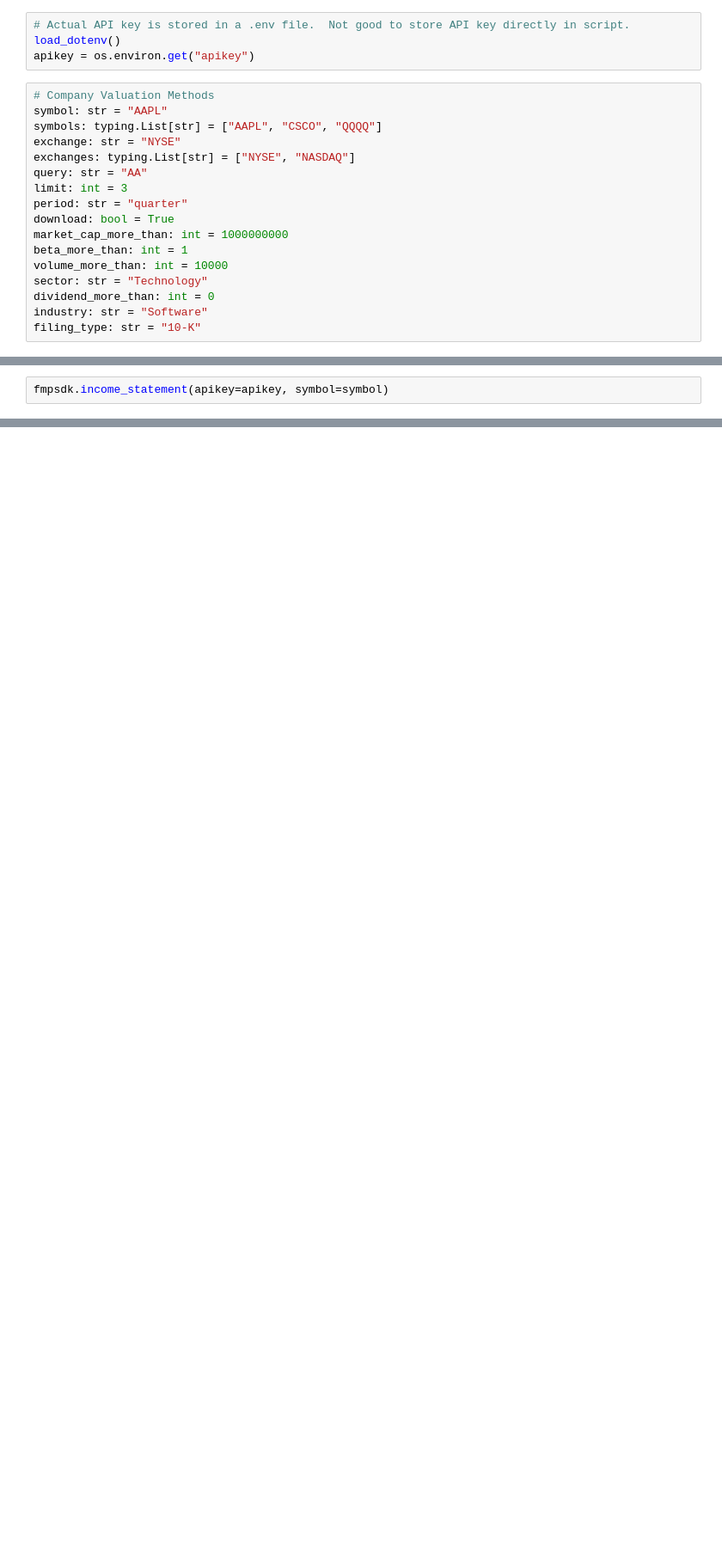
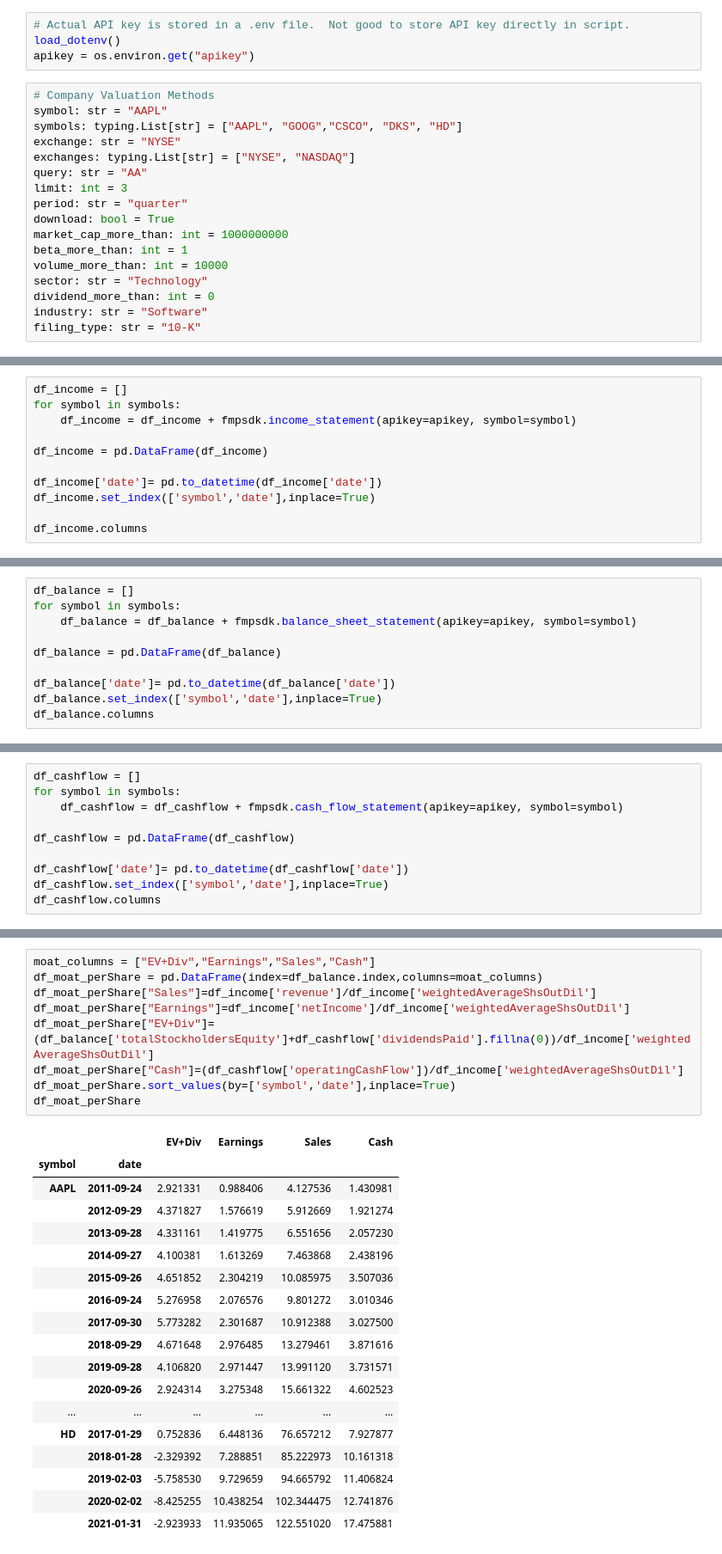
Before and after one commit to VinnyCarter05/fmpsdk-master, a Jupyter notebook: fmpsdk-example.ipynb, the cells around one changed output, grey strips where cells are left out. Shown: that part at 86% size. Saved outputs shown, nothing was run; the diff lists cells and outputs as text; blank space fills up the shorter version.

Commit message:
Update fmpsdk-example.ipynb
added moat and mgt df

```diff
--- a/fmpsdk-example.ipynb
+++ b/fmpsdk-example.ipynb
@@ -17,7 +21,7 @@ apikey = os.environ.get("apikey")
 # %%
 # Company Valuation Methods
 symbol: str = "AAPL"
-symbols: typing.List[str] = ["AAPL", "CSCO", "QQQQ"]
+symbols: typing.List[str] = ["AAPL", "GOOG","CSCO", "DKS", "HD"]
 exchange: str = "NYSE"
 exchanges: typing.List[str] = ["NYSE", "NASDAQ"]
 query: str = "AA"
@@ -58,3 +62,12 @@ fmpsdk.quote(apikey=apikey, symbol=symbol)
 # %%
-fmpsdk.income_statement(apikey=apikey, symbol=symbol)
+df_income = []
+for symbol in symbols:
+    df_income = df_income + fmpsdk.income_statement(apikey=apikey, symbol=symbol)
+
+df_income = pd.DataFrame(df_income)
+
+df_income['date']= pd.to_datetime(df_income['date'])
+df_income.set_index(['symbol','date'],inplace=True)
+
+df_income.columns
 # %% [output]
@@ -77,0 +87,10 @@ fmpsdk.income_statement(apikey=apikey, symbol=symbol)
+# %%
+df_balance = []
+for symbol in symbols:
+    df_balance = df_balance + fmpsdk.balance_sheet_statement(apikey=apikey, symbol=symbol)
+
+df_balance = pd.DataFrame(df_balance)
+
+df_balance['date']= pd.to_datetime(df_balance['date'])
+df_balance.set_index(['symbol','date'],inplace=True)
+df_balance.columns
@@ -77,0 +115,10 @@ fmpsdk.income_statement(apikey=apikey, symbol=symbol)
+# %%
+df_cashflow = []
+for symbol in symbols:
+    df_cashflow = df_cashflow + fmpsdk.cash_flow_statement(apikey=apikey, symbol=symbol)
+
+df_cashflow = pd.DataFrame(df_cashflow)
+
+df_cashflow['date']= pd.to_datetime(df_cashflow['date'])
+df_cashflow.set_index(['symbol','date'],inplace=True)
+df_cashflow.columns
@@ -77,0 +142,28 @@ fmpsdk.income_statement(apikey=apikey, symbol=symbol)
+# %%
+moat_columns = ["EV+Div","Earnings","Sales","Cash"]
+df_moat_perShare = pd.DataFrame(index=df_balance.index,columns=moat_columns)
+df_moat_perShare["Sales"]=df_income['revenue']/df_income['weightedAverageShsOutDil']
+df_moat_perShare["Earnings"]=df_income['netIncome']/df_income['weightedAverageShsOutDil']
+df_moat_perShare["EV+Div"]=(df_balance['totalStockholdersEquity']+df_cashflow['dividendsPaid'].fillna(0))/df_income['weightedAverageShsOutDil']
+df_moat_perShare["Cash"]=(df_cashflow['operatingCashFlow'])/df_income['weightedAverageShsOutDil']
+df_moat_perShare.sort_values(by=['symbol','date'],inplace=True)
+df_moat_perShare
+# %% [output]
+|  |  | EV+Div | Earnings | Sales | Cash |
+| symbol | date |  |  |  |  |
+| AAPL | 2011-09-24 | 2.921331 | 0.988406 | 4.127536 | 1.430981 |
+|  | 2012-09-29 | 4.371827 | 1.576619 | 5.912669 | 1.921274 |
+|  | 2013-09-28 | 4.331161 | 1.419775 | 6.551656 | 2.057230 |
+|  | 2014-09-27 | 4.100381 | 1.613269 | 7.463868 | 2.438196 |
+|  | 2015-09-26 | 4.651852 | 2.304219 | 10.085975 | 3.507036 |
+|  | 2016-09-24 | 5.276958 | 2.076576 | 9.801272 | 3.010346 |
+|  | 2017-09-30 | 5.773282 | 2.301687 | 10.912388 | 3.027500 |
+|  | 2018-09-29 | 4.671648 | 2.976485 | 13.279461 | 3.871616 |
+|  | 2019-09-28 | 4.106820 | 2.971447 | 13.991120 | 3.731571 |
+|  | 2020-09-26 | 2.924314 | 3.275348 | 15.661322 | 4.602523 |
+| ... | ... | ... | ... | ... | ... |
+| HD | 2017-01-29 | 0.752836 | 6.448136 | 76.657212 | 7.927877 |
+|  | 2018-01-28 | -2.329392 | 7.288851 | 85.222973 | 10.161318 |
+|  | 2019-02-03 | -5.758530 | 9.729659 | 94.665792 | 11.406824 |
+|  | 2020-02-02 | -8.425255 | 10.438254 | 102.344475 | 12.741876 |
+|  | 2021-01-31 | -2.923933 | 11.935065 | 122.551020 | 17.475881 |
```
Also changed, not shown: parts of 11 cells of this notebook.
